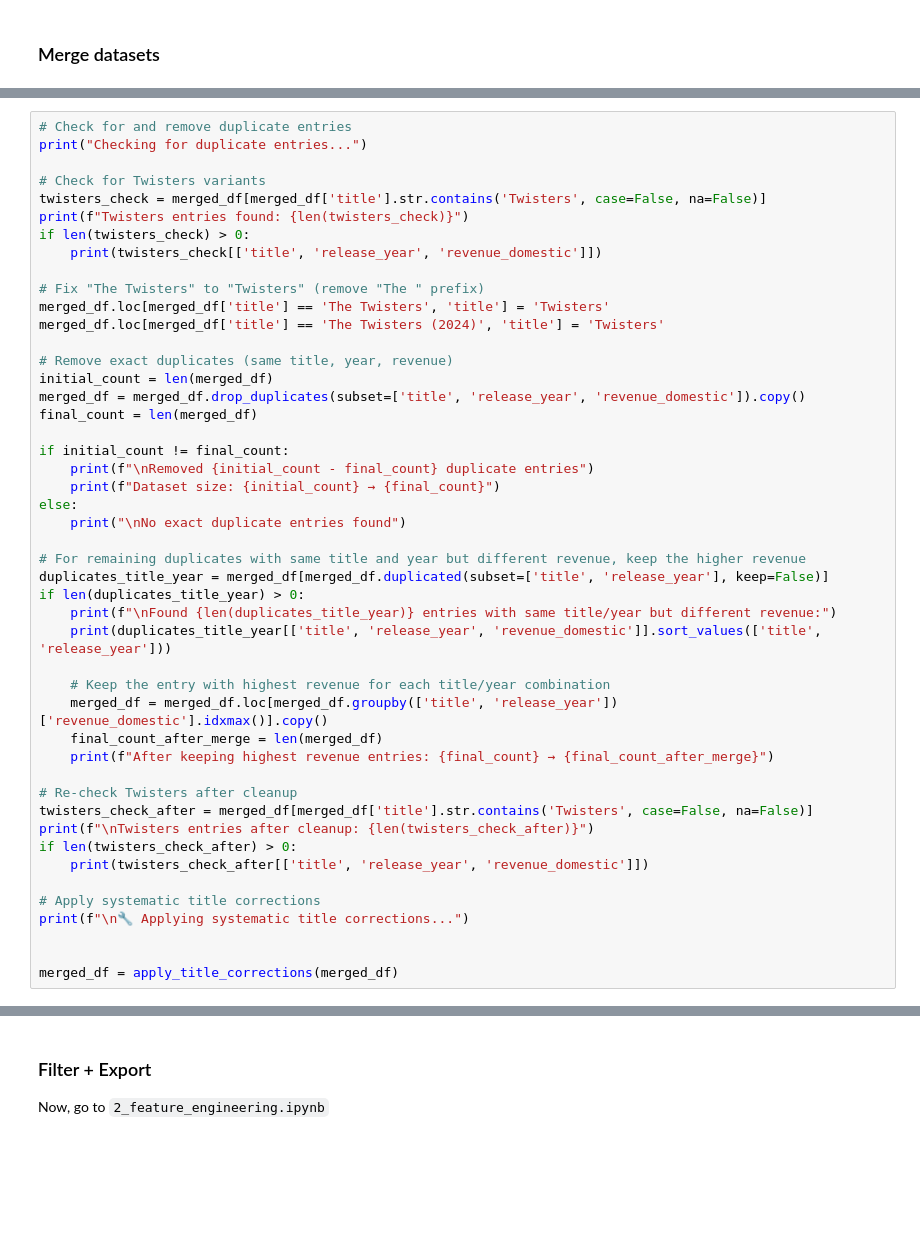
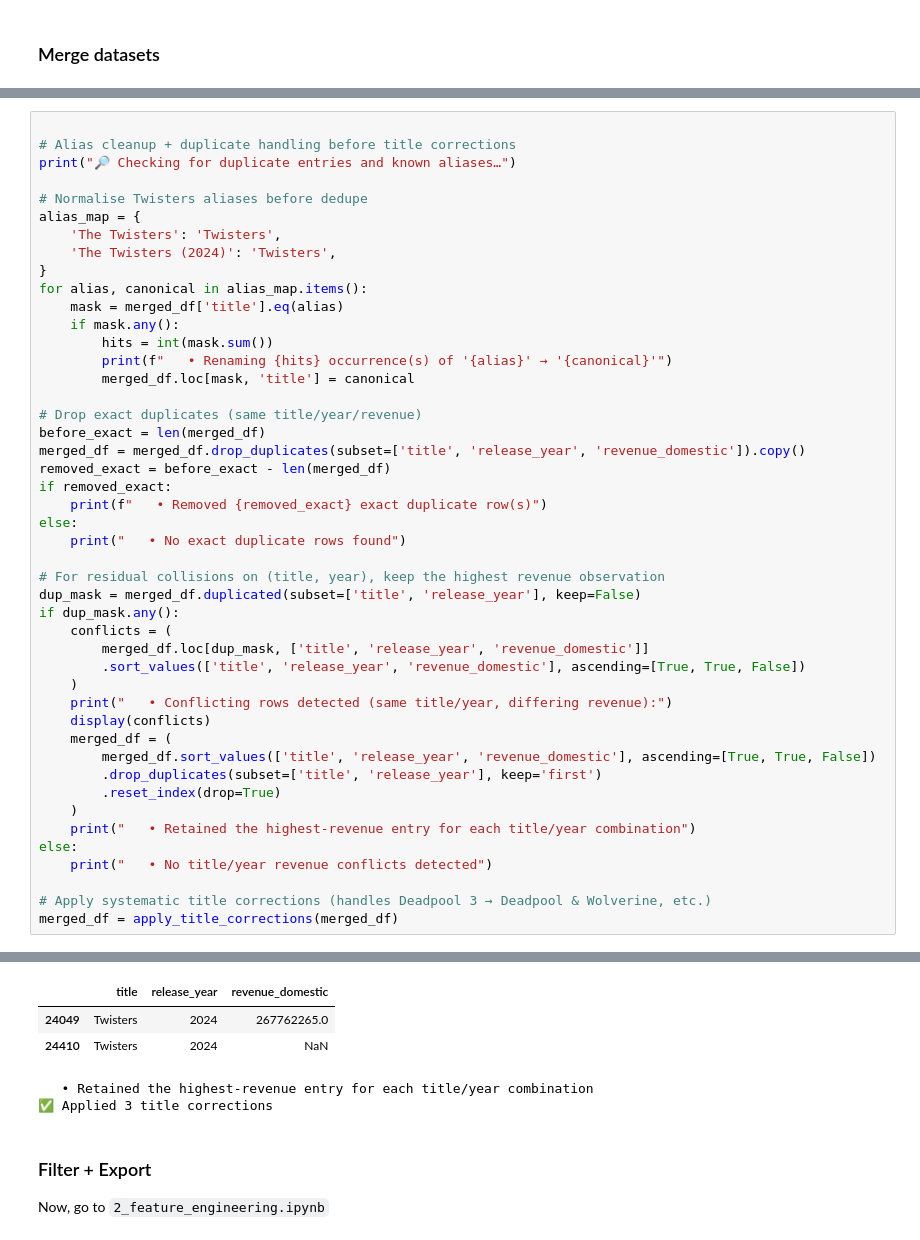
Before and after one commit to jasmineplows/box_office, a Jupyter notebook: code/1_get_data.ipynb, the cells around one changed output, grey strips where cells are left out. Saved outputs shown, nothing was run; the diff lists cells and outputs as text; blank space fills up the shorter version.

```diff
--- a/code/1_get_data.ipynb
+++ b/code/1_get_data.ipynb
@@ -706,48 +700,47 @@ display(merged_df.head(5))
 # %%
-# Check for and remove duplicate entries
-print("Checking for duplicate entries...")
 
-# Check for Twisters variants
-twisters_check = merged_df[merged_df['title'].str.contains('Twisters', case=False, na=False)]
-print(f"Twisters entries found: {len(twisters_check)}")
-if len(twisters_check) > 0:
-    print(twisters_check[['title', 'release_year', 'revenue_domestic']])
+# Alias cleanup + duplicate handling before title corrections
+print("🔎 Checking for duplicate entries and known aliases…")
 
-# Fix "The Twisters" to "Twisters" (remove "The " prefix)
-merged_df.loc[merged_df['title'] == 'The Twisters', 'title'] = 'Twisters'
-merged_df.loc[merged_df['title'] == 'The Twisters (2024)', 'title'] = 'Twisters'
+# Normalise Twisters aliases before dedupe
+alias_map = {
+    'The Twisters': 'Twisters',
+    'The Twisters (2024)': 'Twisters',
+}
+for alias, canonical in alias_map.items():
+    mask = merged_df['title'].eq(alias)
+    if mask.any():
+        hits = int(mask.sum())
+        print(f"   • Renaming {hits} occurrence(s) of '{alias}' → '{canonical}'")
+        merged_df.loc[mask, 'title'] = canonical
 
-# Remove exact duplicates (same title, year, revenue)
-initial_count = len(merged_df)
+# Drop exact duplicates (same title/year/revenue)
+before_exact = len(merged_df)
 merged_df = merged_df.drop_duplicates(subset=['title', 'release_year', 'revenue_domestic']).copy()
-final_count = len(merged_df)
+removed_exact = before_exact - len(merged_df)
+if removed_exact:
+    print(f"   • Removed {removed_exact} exact duplicate row(s)")
+else:
+    print("   • No exact duplicate rows found")
 
-if initial_count != final_count:
-    print(f"\nRemoved {initial_count - final_count} duplicate entries")
-    print(f"Dataset size: {initial_count} → {final_count}")
+# For residual collisions on (title, year), keep the highest revenue observation
+dup_mask = merged_df.duplicated(subset=['title', 'release_year'], keep=False)
+if dup_mask.any():
+    conflicts = (
+        merged_df.loc[dup_mask, ['title', 'release_year', 'revenue_domestic']]
+        .sort_values(['title', 'release_year', 'revenue_domestic'], ascending=[True, True, False])
+    )
+    print("   • Conflicting rows detected (same title/year, differing revenue):")
+    display(conflicts)
+    merged_df = (
+        merged_df.sort_values(['title', 'release_year', 'revenue_domestic'], ascending=[True, True, False])
+        .drop_duplicates(subset=['title', 'release_year'], keep='first')
+        .reset_index(drop=True)
+    )
+    print("   • Retained the highest-revenue entry for each title/year combination")
 else:
-    print("\nNo exact duplicate entries found")
+    print("   • No title/year revenue conflicts detected")
 
-# For remaining duplicates with same title and year but different revenue, keep the higher revenue
-duplicates_title_year = merged_df[merged_df.duplicated(subset=['title', 'release_year'], keep=False)]
-if len(duplicates_title_year) > 0:
-    print(f"\nFound {len(duplicates_title_year)} entries with same title/year but different revenue:")
-    print(duplicates_title_year[['title', 'release_year', 'revenue_domestic']].sort_values(['title', 'release_year']))
-
-    # Keep the entry with highest revenue for each title/year combination
-    merged_df = merged_df.loc[merged_df.groupby(['title', 'release_year'])['revenue_domestic'].idxmax()].copy()
-    final_count_after_merge = len(merged_df)
-    print(f"After keeping highest revenue entries: {final_count} → {final_count_after_merge}")
-
-# Re-check Twisters after cleanup
-twisters_check_after = merged_df[merged_df['title'].str.contains('Twisters', case=False, na=False)]
-print(f"\nTwisters entries after cleanup: {len(twisters_check_after)}")
-if len(twisters_check_after) > 0:
-    print(twisters_check_after[['title', 'release_year', 'revenue_domestic']])
-
-# Apply systematic title corrections
-print(f"\n🔧 Applying systematic title corrections...")
-
-
+# Apply systematic title corrections (handles Deadpool 3 → Deadpool & Wolverine, etc.)
 merged_df = apply_title_corrections(merged_df)
 # %% [output]
@@ -771,3 +751,8 @@ Applied 7 title corrections
+|  | title | release_year | revenue_domestic |
+| 24049 | Twisters | 2024 | 267762265.0 |
+| 24410 | Twisters | 2024 | NaN |
+   • Retained the highest-revenue entry for each title/year combination
+✅ Applied 3 title corrections
 # %% [markdown]
 ### Filter + Export
 Now, go to `2_feature_engineering.ipynb`
```
Also changed, not shown: parts of 6 cells of this notebook, 10 other files.
